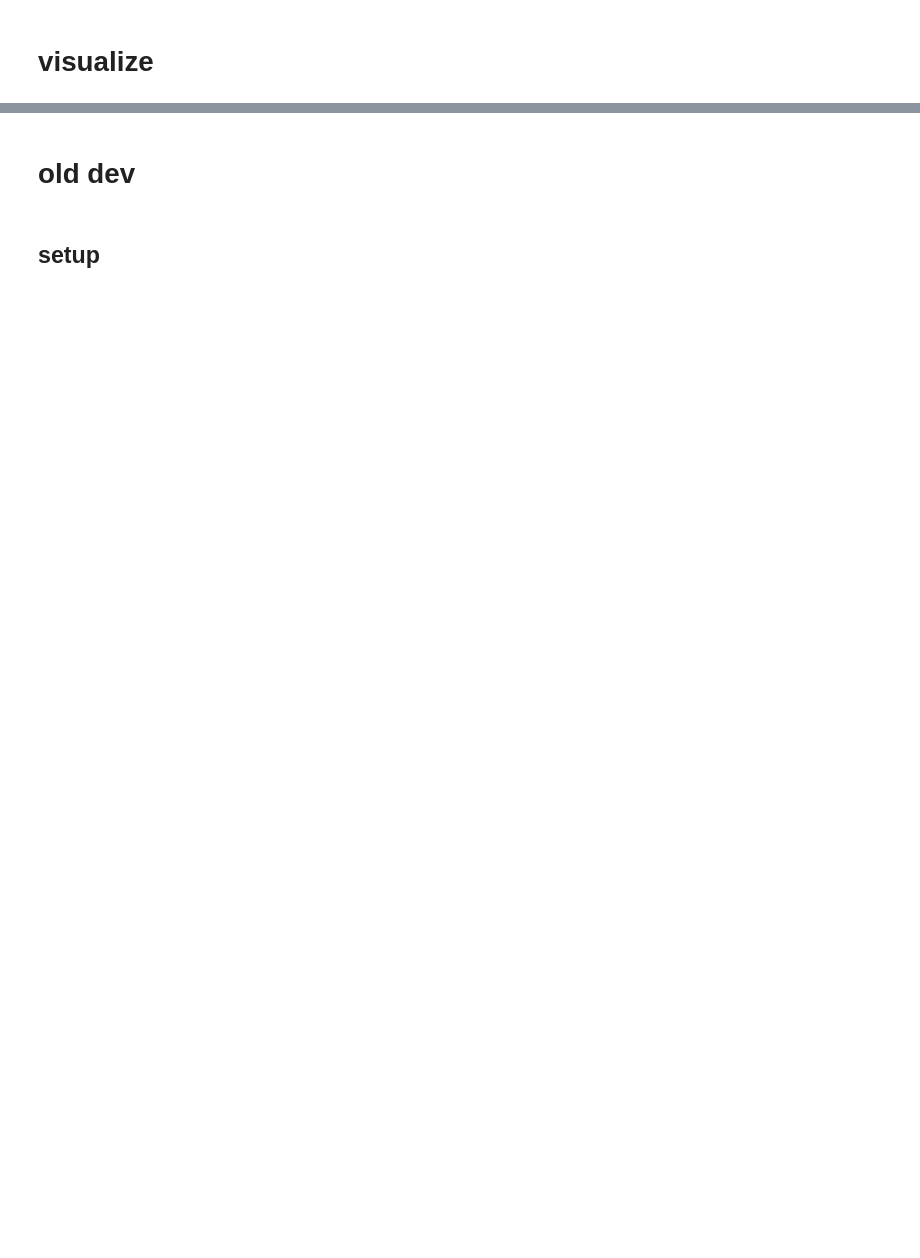
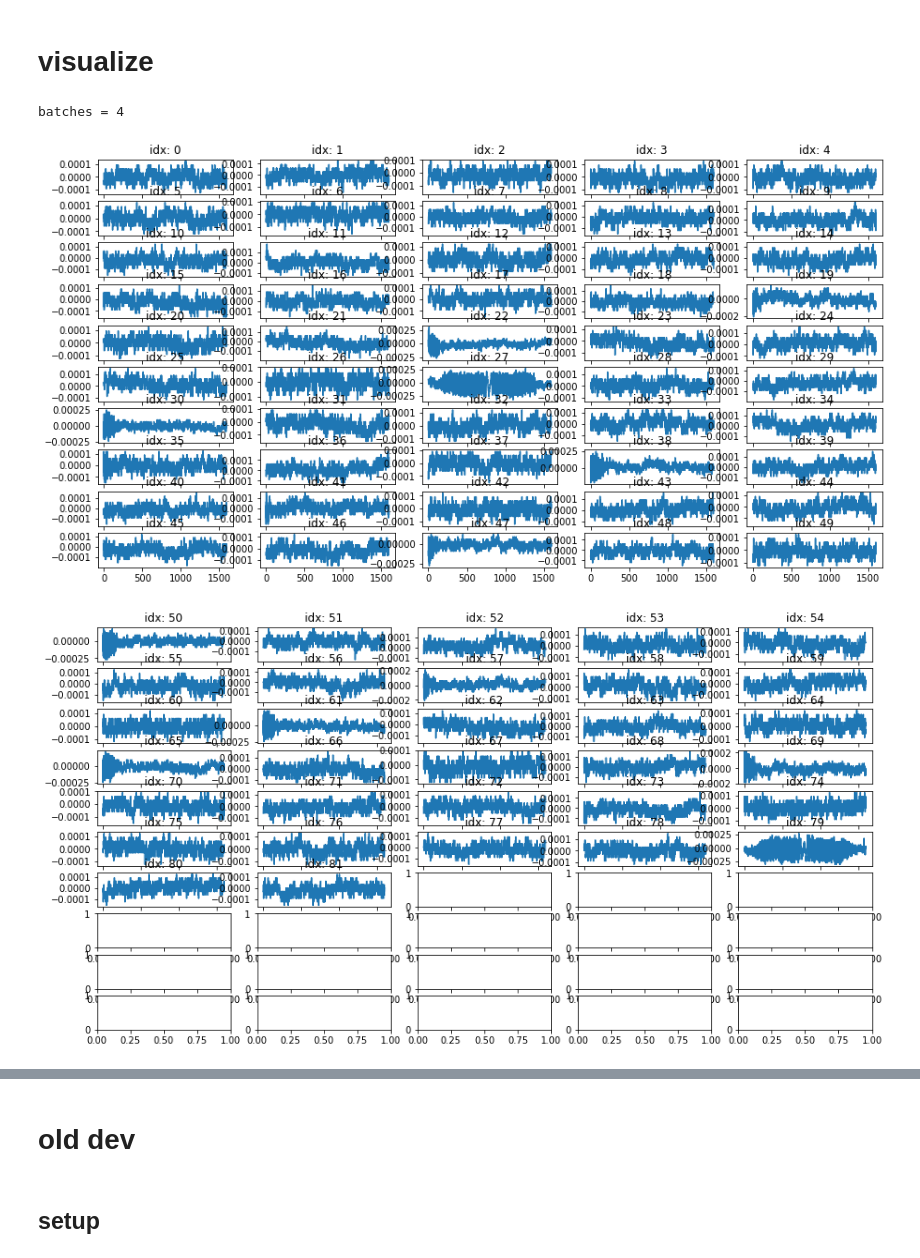
Before and after one commit to tjbergst/lorapy, a Jupyter notebook: lorapy-symbol-viewer.ipynb, the cells around one changed output, grey strips where cells are left out. Drawn from its saved outputs; the diff is of its cells as text; code cells hidden in the pictures; blank space fills up the shorter version.

```diff
--- a/lorapy-symbol-viewer.ipynb
+++ b/lorapy-symbol-viewer.ipynb
@@ -287,20 +286,31 @@ symbols.plot()
 # %%
-batch_size = 50
-batches = symbols.num_symbols // 50
+tar_symbols = _rm_symbols
+# tar_symbols = filtered_symbols
+
+batch_size, stop_limit = 20, 8
+batches = len(tar_symbols) // batch_size
 print(f'batches = {batches}')
 
 stop = 0
 
-for epoch in range(1, symbols.num_symbols // 50):
+for epoch in range(len(tar_symbols) // batch_size):
     rows, cols = 10, 5
-    fig, ax = plt.subplots(10, 5, figsize=(15,8))
+    fig, ax = plt.subplots(10, 5, figsize=(15, 8))
 
     for i in range(rows):
         for j in range(cols):
             with warnings.catch_warnings():
                 warnings.simplefilter("ignore")
-                ax[i, j].plot(symbols.data[epoch*i + epoch*i*j])
+                idx = (epoch * rows * cols) + (cols * i) + j
+                if idx >= len(tar_symbols):
+                    break
+                ax[i, j].plot(tar_symbols[idx])
+                ax[i, j].set_title(f'idx: {idx}')
 
     stop += 1
-    if stop > 5:
+    if stop > stop_limit:
         break
+# %% [output]
+batches = 4
+[figure, added]
+[figure, added]
```
Also changed, not shown: parts of 26 cells of this notebook.
